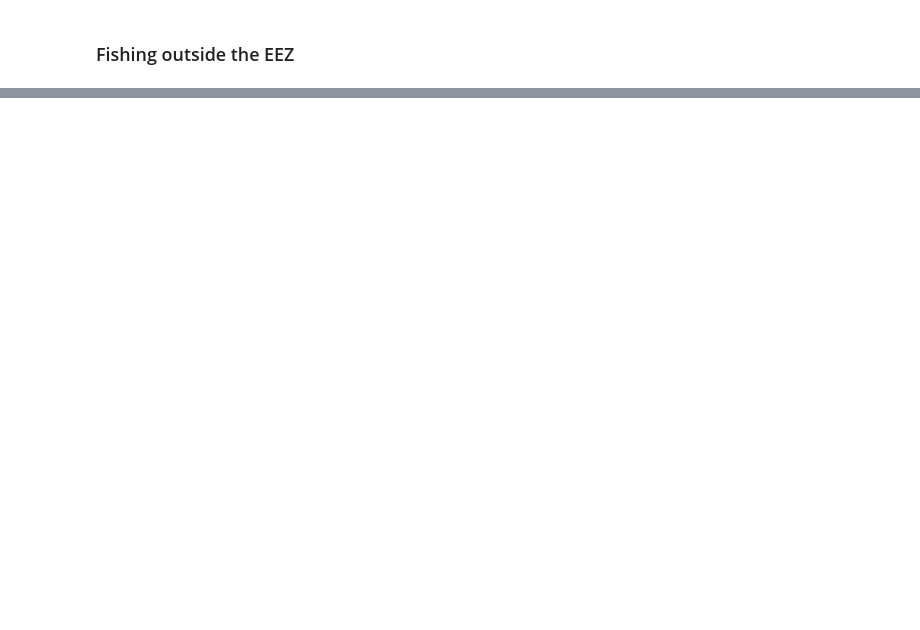
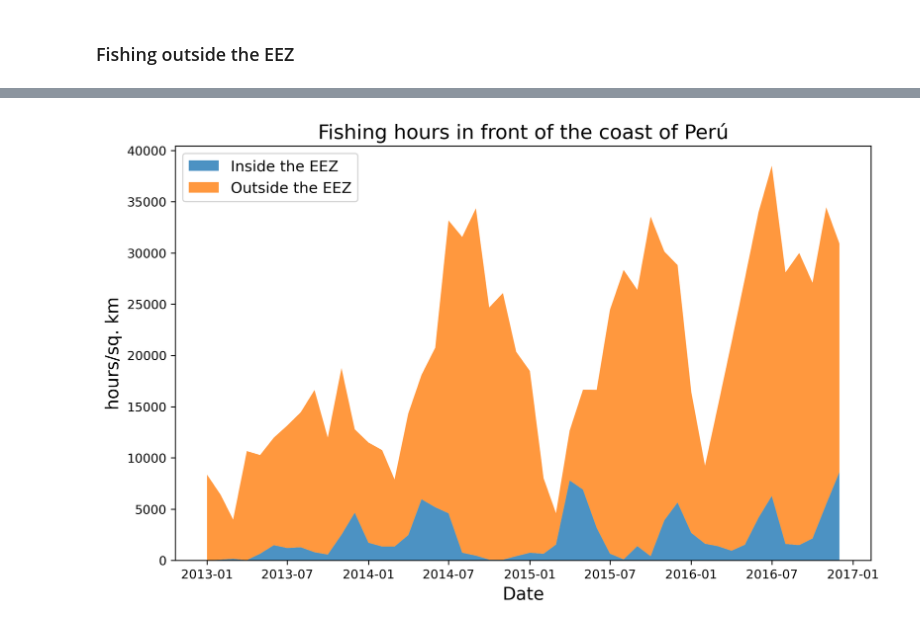
Before and after one commit to jessicafrench/Peruvian-Fisheries-Analysis, a Jupyter notebook: time_series_FINAL.ipynb, the cells around one changed output, grey strips where cells are left out. Cells and saved outputs as stored; diff of their text form; code cells hidden in the pictures; blank space fills up the shorter version.

```diff
--- a/time_series_FINAL.ipynb
+++ b/time_series_FINAL.ipynb
@@ -176,0 +178,5 @@ Text(0, 0.5, 'hours/sq. km')
+# %%
+# Combining both df
+df["total_fishing_hours_outside"] = abs(df["total_fishing_hours"] - df2["total_fishing_hours"])
+df.rename(columns = {'total_fishing_hours':'total_fishing_hours_inside'}, inplace = True)
+df.head()
@@ -176,0 +190,13 @@ Text(0, 0.5, 'hours/sq. km')
+# %%
+plt.figure(figsize=(10, 6), dpi=300)
+plt.stackplot(df2['datetime'],
+              [df['total_fishing_hours_inside'], df['total_fishing_hours_outside']],
+              labels=['Inside the EEZ', 'Outside the EEZ'],
+              alpha=0.8)
+plt.title("Fishing hours in front of the coast of Perú", fontsize=16)
+plt.xlabel('Date', fontsize=14)
+plt.ylabel('hours/sq. km', fontsize=14)
+plt.legend(loc=2, fontsize='large')
+plt.show()
+# %% [output]
+[figure, added]
```
Also changed, not shown: parts of 4 cells of this notebook.
